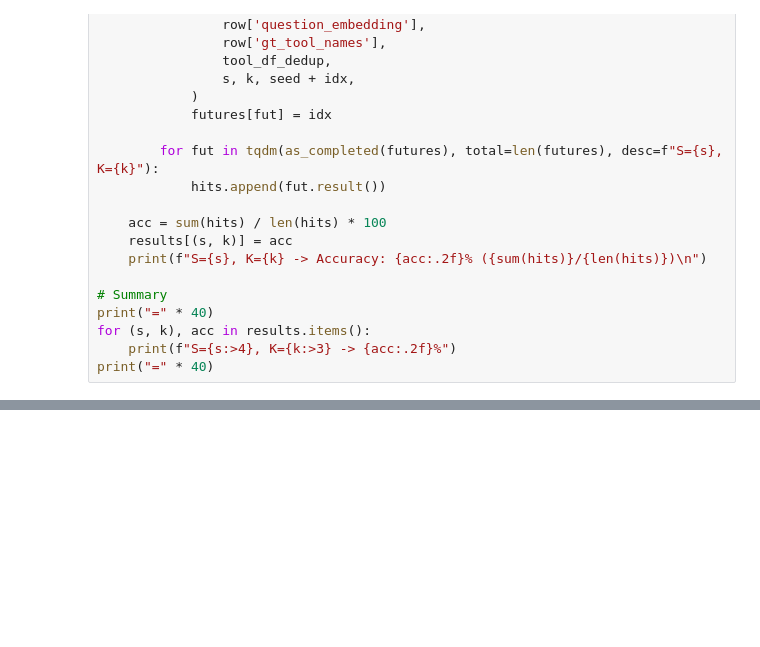
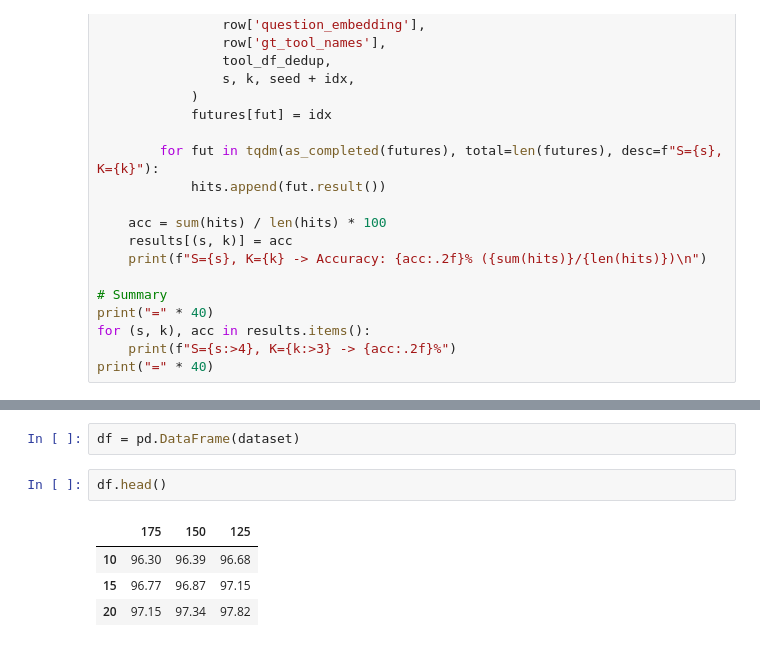
Before and after one commit to eardatasci/dynamic-tool-discovery, a Jupyter notebook: training/rag_tool_choice.ipynb, the cells around one changed output, grey strips where cells are left out. Cells and saved outputs as stored; diff of their text form; blank space fills up the shorter version.

```diff
--- a/training/rag_tool_choice.ipynb
+++ b/training/rag_tool_choice.ipynb
@@ -82,0 +109,9 @@ print("=" * 40)
+# %%
+df = pd.DataFrame(dataset)
+# %%
+df.head()
+# %% [output]
+|  | 175 | 150 | 125 |
+| 10 | 96.30 | 96.39 | 96.68 |
+| 15 | 96.77 | 96.87 | 97.15 |
+| 20 | 97.15 | 97.34 | 97.82 |
```
Also changed, not shown: parts of 4 cells of this notebook, 2 other files.
